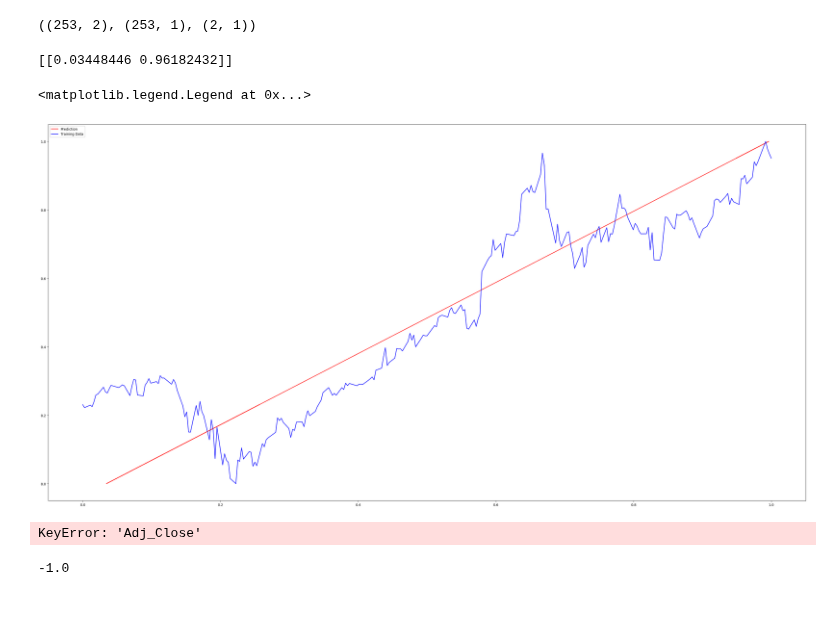
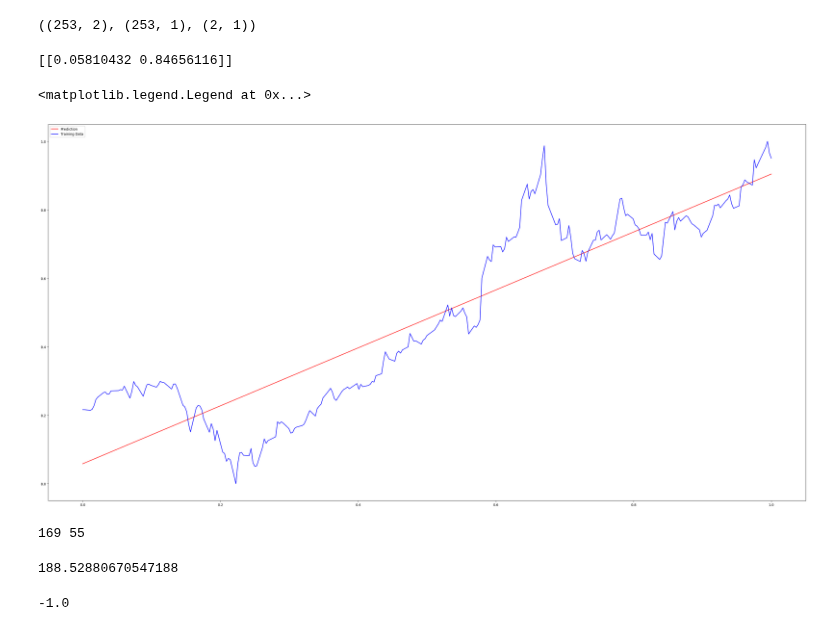
Before and after one commit to tcarlucc/machine-learning-final, a Jupyter notebook: linear_regression_calculator.ipynb, the cells around one changed output. Drawn from its saved outputs; the diff is of its cells as text; code cells hidden in the pictures.

```diff
--- a/linear_regression_calculator.ipynb
+++ b/linear_regression_calculator.ipynb
@@ -37,6 +36,9 @@ data.head()
 # %%
 # Create a linear model from the close and date
-data = data.filter(['date_id','adj_close'], axis=1)
+data = std_scaler.fit_transform(aapl.to_numpy())
+data = pd.DataFrame(data, columns=aapl.columns)
+data.head()
+data = data.filter(['date_id','adj_high'], axis=1)
 data.insert(0, 'ones', 1)
 cols = data.shape[1]
 X = data.iloc[:,0:cols-1] # iloc slicing function
@@ -53,22 +55,22 @@ model = linear_model.LinearRegression(fit_intercept = False)
 model.fit(X, Y)
 print(model.coef_) # get theta coefficients (model params)
 # %% [output]
-[[0.03448446 0.96182432]]
+[[0.05810432 0.84656116]]
 # %%
 # Graph the model
 x = np.array(np.ravel(X[:, -1]))
 lobf = model.predict(X).flatten()
 
 fig, ax = plt.subplots(figsize=(40,20))
-ax.plot(lobf, x, color = "red", label='Prediction')
-ax.plot(Y, X[:, 1], color = "blue", label='Training Data')
+ax.plot(x, lobf, color = "red", label='Prediction')
+ax.plot(X[:, 1], Y, color = "blue", label='Training Data')
 ax.legend(loc=2)
 # %% [output]
 <matplotlib.legend.Legend at 0x...>
-[figure, old version]
+[figure, new version]
 # %%
 # Calculate points along the line of best fit
-data_points = np.asarray(data['Adj_Close'])
+data_points = np.asarray(data['adj_high'])
 
 # Calculate the upper and lower pivot points relative to the line of best fit
 # Upper/Lower pivots are the indecies of the data points that are the furthest from the line of best fit
@@ -76,7 +78,7 @@ upper_pivot = (data_points - lobf).argmax()
 lower_pivot = (data_points - lobf).argmin()
 print(upper_pivot, lower_pivot)
 # %% [output]
-KeyError: 'Adj_Close'
+169 55
 # %%
 # Function to be optimized by gradient descent
 # Reference: https://github.com/neurotrader888/TrendLineAutomation/blob/main/trendline_automation.py
@@ -89,6 +91,7 @@ def check_trend_line(upper, pivot, slope, y):
 
     # Check to see if line is valid, if not return -1
     if upper and differences.max() > 1e-5:
+        print(differences.max())
         return -1.0
     elif not upper and differences.min() < -1e-5:
         return -1.0
@@ -100,6 +103,7 @@ def check_trend_line(upper, pivot, slope, y):
 # Sanity check
 check_trend_line(True, lower_pivot, model.coef_[0][1], data_points)
 # %% [output]
--1.0
+188.52880670547188
+-1.0
 # %%
 # TODO: Minimize the error function using gradient descent
```
Also changed, not shown: parts of 1 cell of this notebook, 1 other file.
